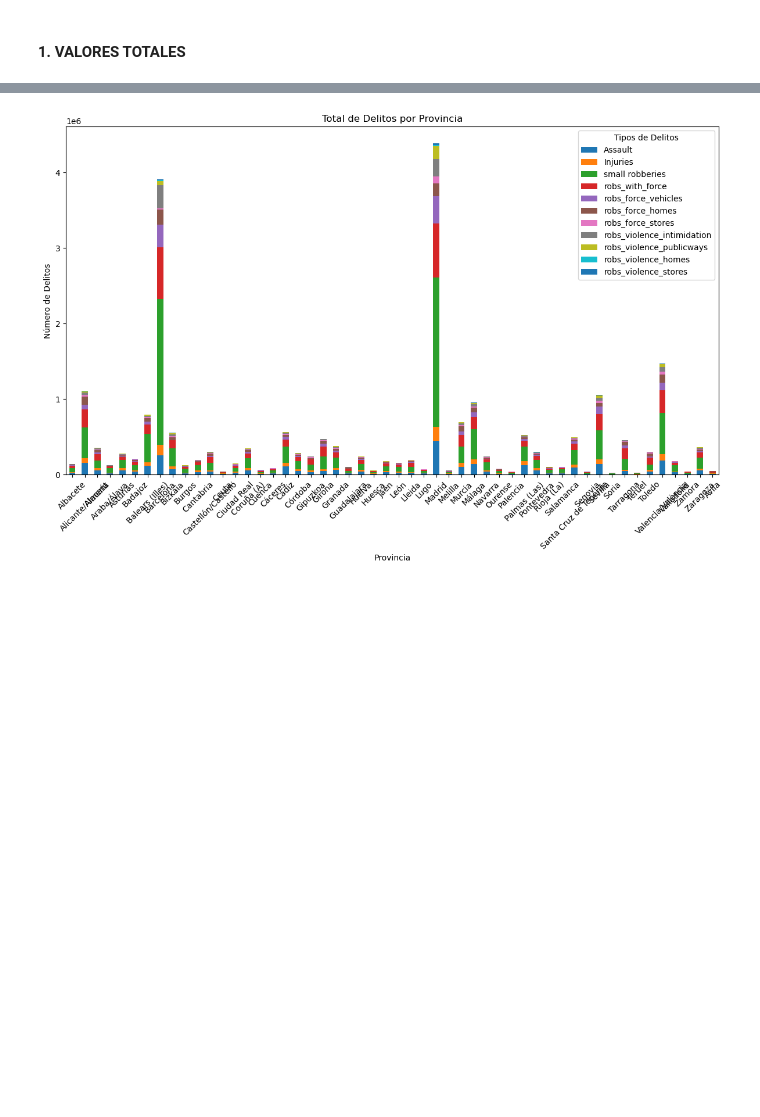
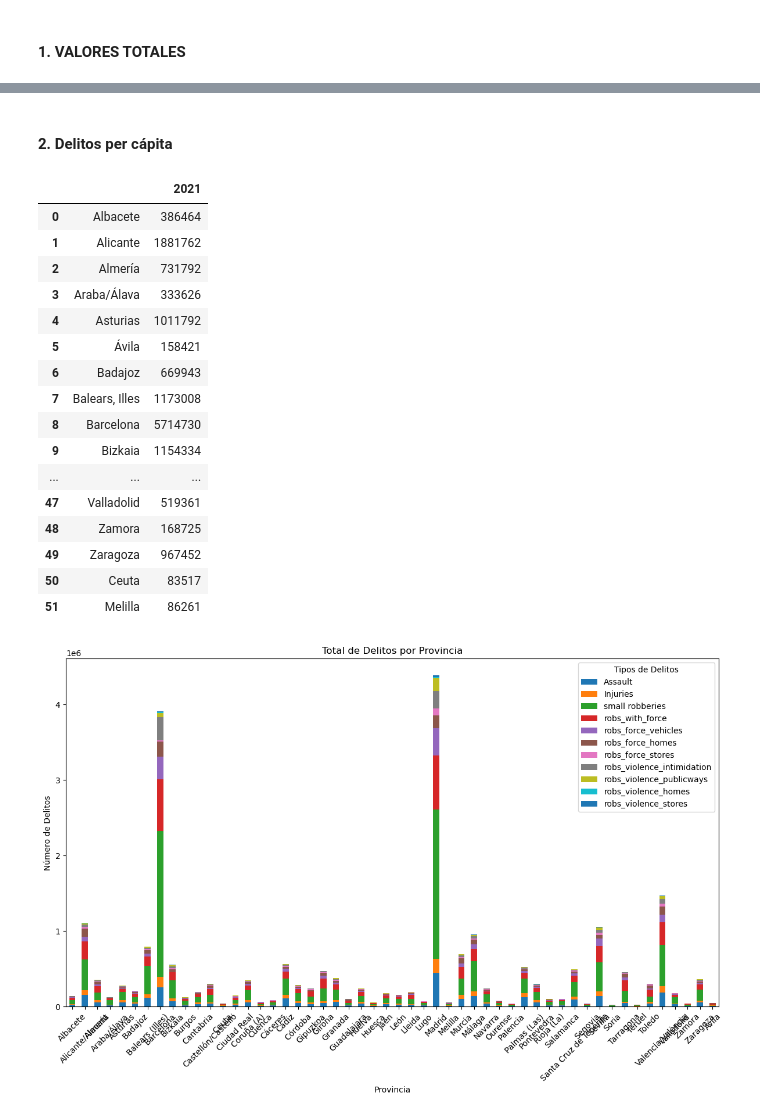
Before and after one commit to LuisHRF/Home-Insurance-Study-Project, a Jupyter notebook: main.ipynb, the cells around one changed output, grey strips where cells are left out. Saved outputs shown, nothing was run; the diff lists cells and outputs as text; code cells hidden in the pictures; blank space fills up the shorter version.

```diff
--- a/main.ipynb
+++ b/main.ipynb
@@ -241,7 +225,29 @@ plt.show()
 # %%
 import pandas as pd
 url_po = ("C:/Users/Carlos/Documents/GitHub/Home-Insurance-Study-Project-/poblacion.xlsx")
-data_pop = pd.read_excel(url_po, header=4)
+data_pop = pd.read_excel(url_po)
+# %% [markdown]
+#### 2. Delitos per cápita
+# %%
+data_pop
+# %% [output]
+|  |  | 2021 |
+| 0 | Albacete | 386464 |
+| 1 | Alicante | 1881762 |
+| 2 | Almería | 731792 |
+| 3 | Araba/Álava | 333626 |
+| 4 | Asturias | 1011792 |
+| 5 | Ávila | 158421 |
+| 6 | Badajoz | 669943 |
+| 7 | Balears, Illes | 1173008 |
+| 8 | Barcelona | 5714730 |
+| 9 | Bizkaia | 1154334 |
+| ... | ... | ... |
+| 47 | Valladolid | 519361 |
+| 48 | Zamora | 168725 |
+| 49 | Zaragoza | 967452 |
+| 50 | Ceuta | 83517 |
+| 51 | Melilla | 86261 |
 # %%
 
 # Calcular delitos per cápita
```
Also changed, not shown: parts of 2 cells of this notebook, 1 other file.
